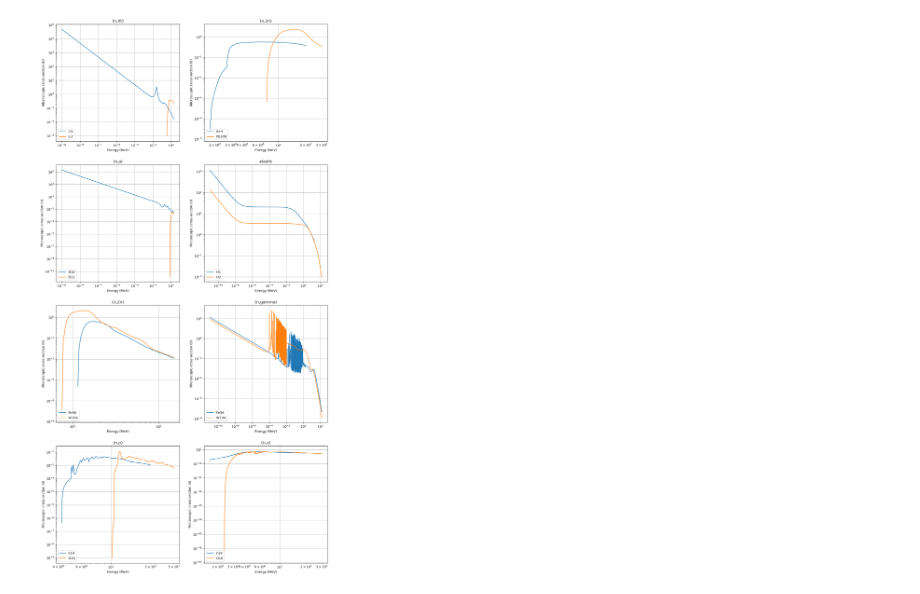
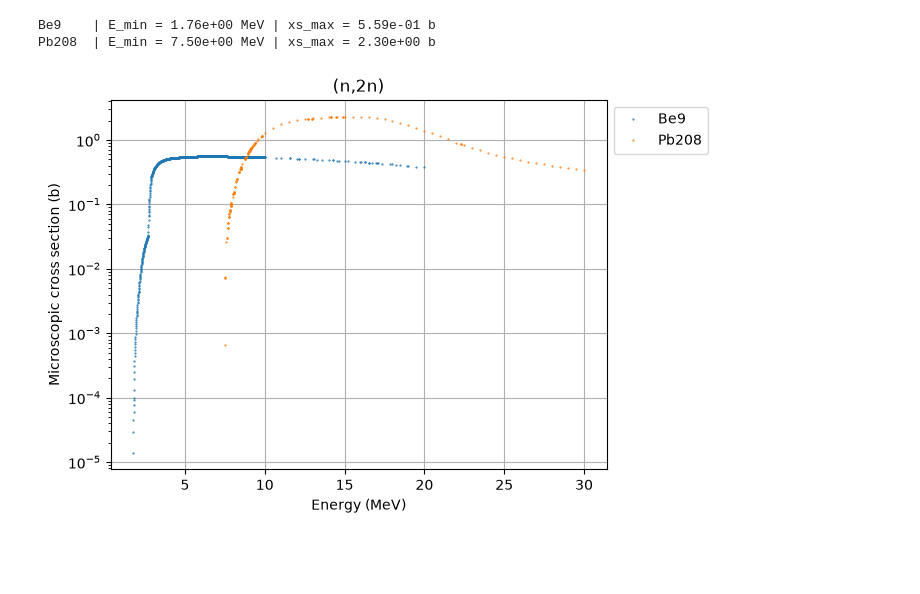
Before and after one commit to marypwchin/openmc-workbench, a Jupyter notebook: 1_cross_sections/1_1_plot_cross_sections_for_nuclides_of_interest.ipynb, the cells around one changed output. Cells and saved outputs as stored; diff of their text form; code cells hidden in the pictures; blank space fills up the shorter version.

```diff
--- a/1_cross_sections/1_1_plot_cross_sections_for_nuclides_of_interest.ipynb
+++ b/1_cross_sections/1_1_plot_cross_sections_for_nuclides_of_interest.ipynb
@@ -21,14 +28,11 @@ xs_xml = DATA_ROOT / 'endf-b8.1' / 'cross_sections.xml'
 openmc.config['cross_sections'] = xs_xml
 
 pairs = pd.DataFrame([
-    ('Li6',  'Li7',   '(n,Xt)'),
+    ('Li6',  'Li7',   '(n,2n)'),
     ('Be9',  'Pb208', '(n,2n)'),
     ('B10',  'B11',   '(n,a)'),
-    ('H1',   'H2',    'elastic'),
     ('Fe56', 'W184',  '(n,2n)'),
     ('Fe56', 'W184',  '(n,gamma)'),
-    ('F19',  'O16',   '(n,p)'),
-    ('F19',  'O16',   '(n,a)'),
 ], columns=['nuclide1', 'nuclide2', 'reaction'])
 pairs
 # %% [output]
@@ -54,15 +98,9 @@ def format_ax(ax):
 # %%
-fig, ax = plt.subplots(4, 2, figsize=(15, 30))
-ax = ax.flatten()
-for nax, (nuc1, nuc2, reaction) in enumerate(pairs.itertuples(index=False, name=None)):
-    for nuc in [nuc1, nuc2]:
-        E, xs = openmc.plotter.calculate_cexs(
-            nuc, [reaction],
-        )
-        xs = xs.squeeze()
-        pic = xs > 0
-        ax[nax].plot(E[pic] / 1e6, xs[pic], label=nuc)
-    ax[nax].set_title(reaction)
-    format_ax(ax[nax])
+plot_pair(1)
+# Neutron multipliers:
+# energy threshold for (n,2n) is lower in Be9, but the cross
+# section is higher in Pb208.
 # %% [output]
+Be9    | E_min = 1.76e+00 MeV | xs_max = 5.59e-01 b
+Pb208  | E_min = 7.50e+00 MeV | xs_max = 2.30e+00 b
-[figure, old version]
+[figure, new version]
```
Also changed, not shown: parts of 10 cells of this notebook, 8 other files.
